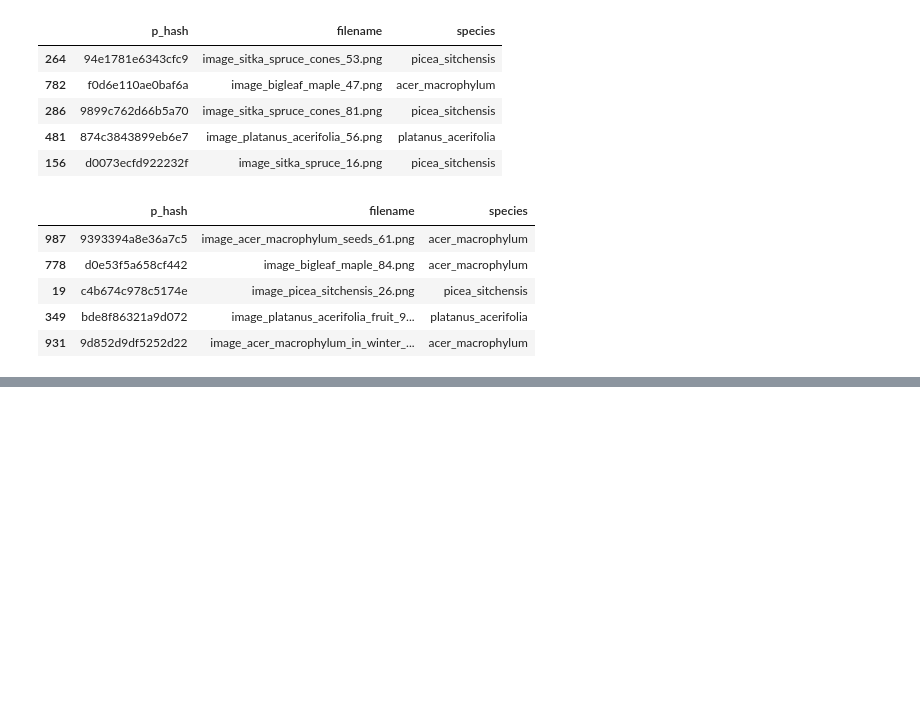
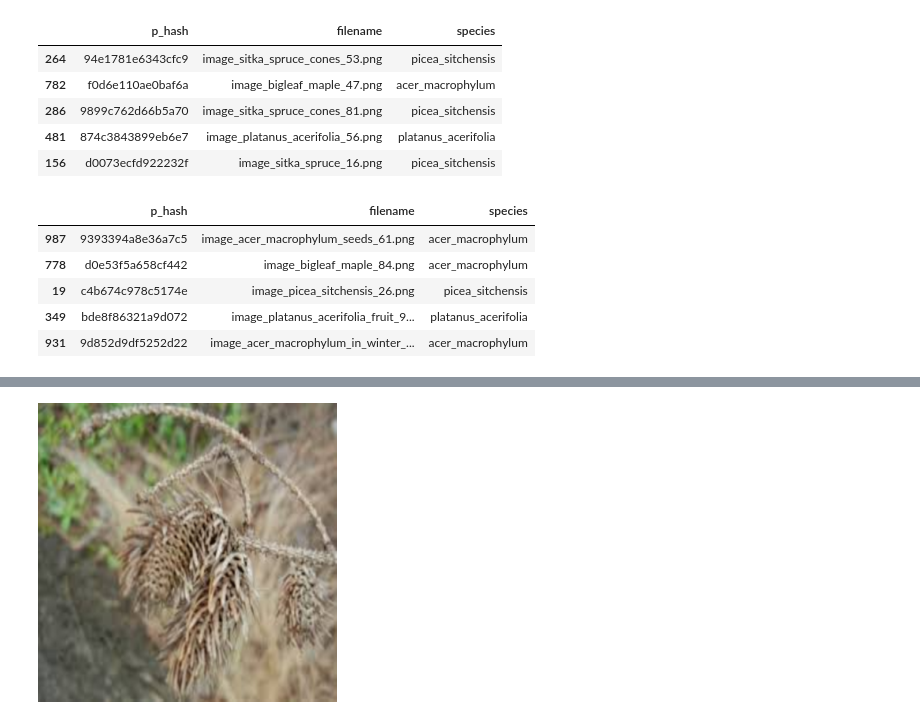
Before and after one commit to NathanielBlairStahn/tree-logic, a Jupyter notebook: build_a_model.ipynb, the cells around one changed output, grey strips where cells are left out. Saved outputs shown, nothing was run; the diff lists cells and outputs as text; code cells hidden in the pictures; blank space fills up the shorter version.

Commit message:
add get_image_paths in build_a_model, scrape and dedup more images

```diff
--- a/build_a_model.ipynb
+++ b/build_a_model.ipynb
@@ -457,6 +475,6 @@ confusion_df(y_test,y_test_pred,svc_model)
 # %% [markdown]
 ## Try Naive Bayes
 # %%
-nb_model = MultinomialNB(fit_prior=False)
+nb_model = MultinomialNB(fit_prior=True)
 nb_model.fit(X_train, y_train)
 # %% [output]
@@ -557,0 +592,31 @@ def get_images(indices, image_df, base_directory):
+# %%
+def get_image_paths(image_df, base_directory, indices=None):
+    if indices is None:
+        indices = image_df.index
+
+    directories = image_df.loc[indices, 'species']
+    filenames = image_df.loc[indices,'filename']
+
+    img_paths = [os.path.join(base_directory, directory, filename)
+                for directory, filename in zip(directories, filenames)]
+
+    return img_paths
+
+def generate_images_from_paths(img_paths):
+    return (image.load_img(path, target_size=(299,299)) for path in img_paths)
+
+def show_classified_image(ax, img, label, prediction):
+    """Plot a greyscale image and label its class."""
+    ax.imshow(img)
+    ax.set_title('Predicted {}\nActual {}'.format(prediction, label))
+    ax.get_xaxis().set_visible(False)
+    ax.get_yaxis().set_visible(False)
+# %%
+base_directory = 'tree_photos'
+misclassified_paths = get_image_paths(misclassified_df, base_directory)
+# %%
+misclassified_images = generate_images_from_paths(misclassified_paths)
+# %%
+next(misclassified_images)
+# %% [output]
+[figure, added]
```
Also changed, not shown: parts of 19 cells of this notebook, 2 other files.
